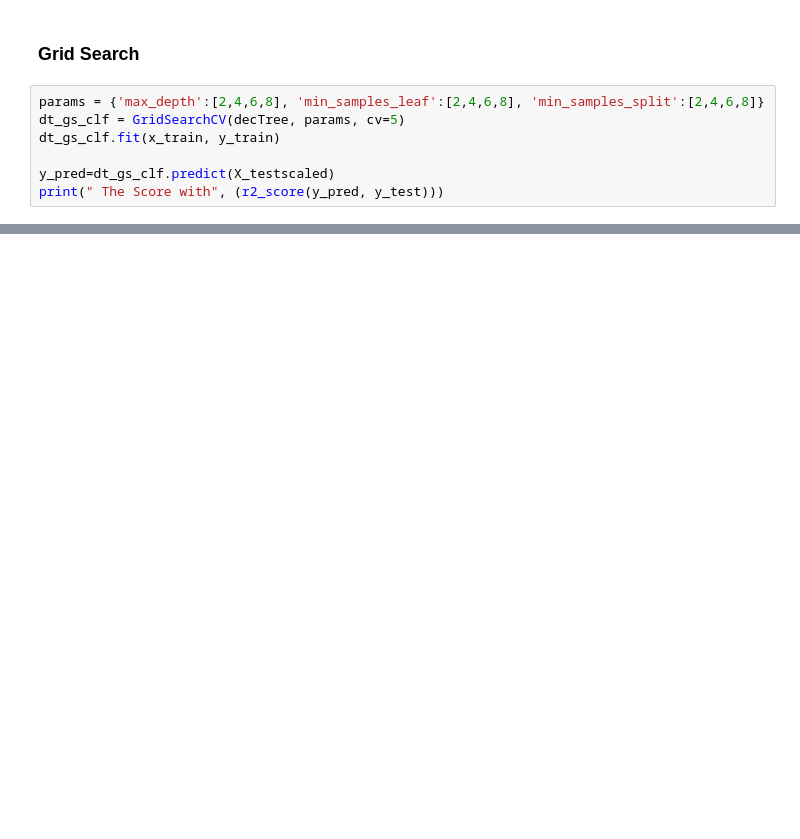
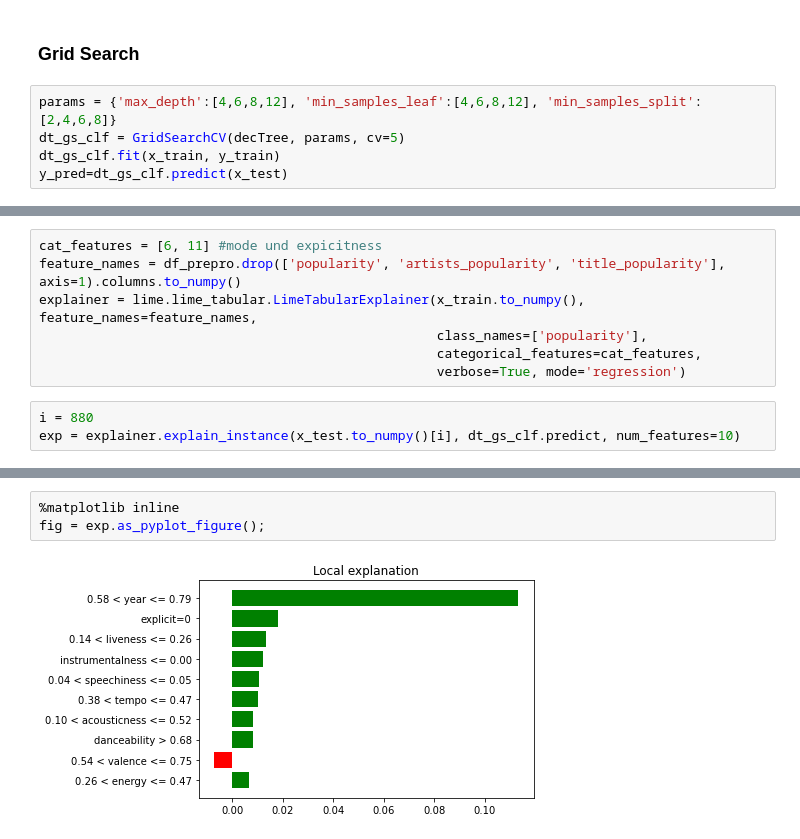
Before and after one commit to StarostVe/EMLP_Spotify, a Jupyter notebook: EMLP_Spotify.ipynb, the cells around one changed output, grey strips where cells are left out. Cells and saved outputs as stored; diff of their text form; blank space fills up the shorter version.

```diff
--- a/EMLP_Spotify.ipynb
+++ b/EMLP_Spotify.ipynb
@@ -496,9 +580,7 @@ print(" The Score with", (r2_score(y_pred, y_test)))
 # %% [markdown]
 ### Grid Search
 # %%
-params = {'max_depth':[2,4,6,8], 'min_samples_leaf':[2,4,6,8], 'min_samples_split':[2,4,6,8]}
+params = {'max_depth':[4,6,8,12], 'min_samples_leaf':[4,6,8,12], 'min_samples_split':[2,4,6,8]}
 dt_gs_clf = GridSearchCV(decTree, params, cv=5)
 dt_gs_clf.fit(x_train, y_train)
-
-y_pred=dt_gs_clf.predict(X_testscaled)
-print(" The Score with", (r2_score(y_pred, y_test)))
+y_pred=dt_gs_clf.predict(x_test)
@@ -506,0 +606,10 @@ print(" The Score with", (r2_score(y_pred, y_test)))
+# %%
+cat_features = [6, 11] #mode und expicitness
+feature_names = df_prepro.drop(['popularity', 'artists_popularity', 'title_popularity'], axis=1).columns.to_numpy()
+explainer = lime.lime_tabular.LimeTabularExplainer(x_train.to_numpy(), feature_names=feature_names,
+                                                   class_names=['popularity'],
+                                                   categorical_features=cat_features,
+                                                   verbose=True, mode='regression')
+# %%
+i = 880
+exp = explainer.explain_instance(x_test.to_numpy()[i], dt_gs_clf.predict, num_features=10)
@@ -506,0 +624,5 @@ print(" The Score with", (r2_score(y_pred, y_test)))
+# %%
+%matplotlib inline
+fig = exp.as_pyplot_figure();
+# %% [output]
+[figure, added]
```
Also changed, not shown: parts of 33 cells of this notebook.
